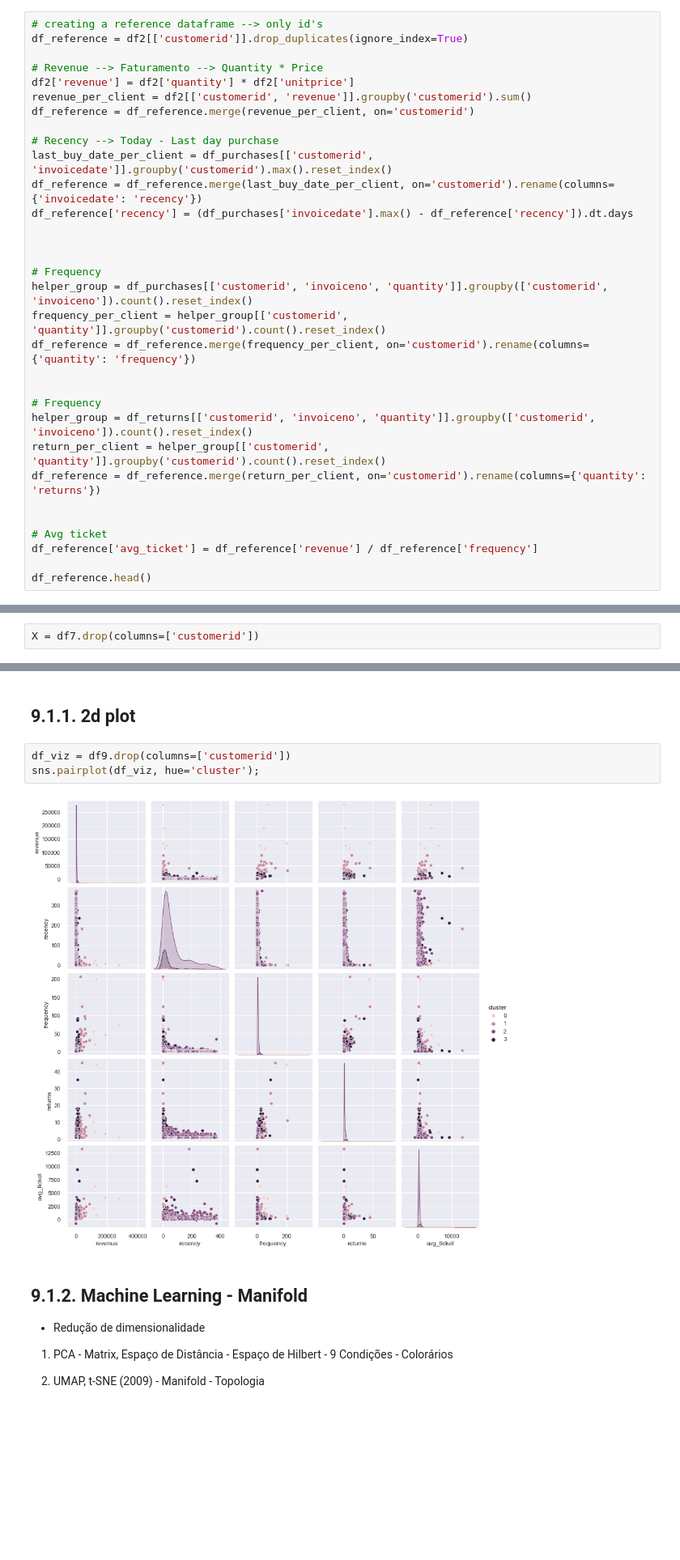
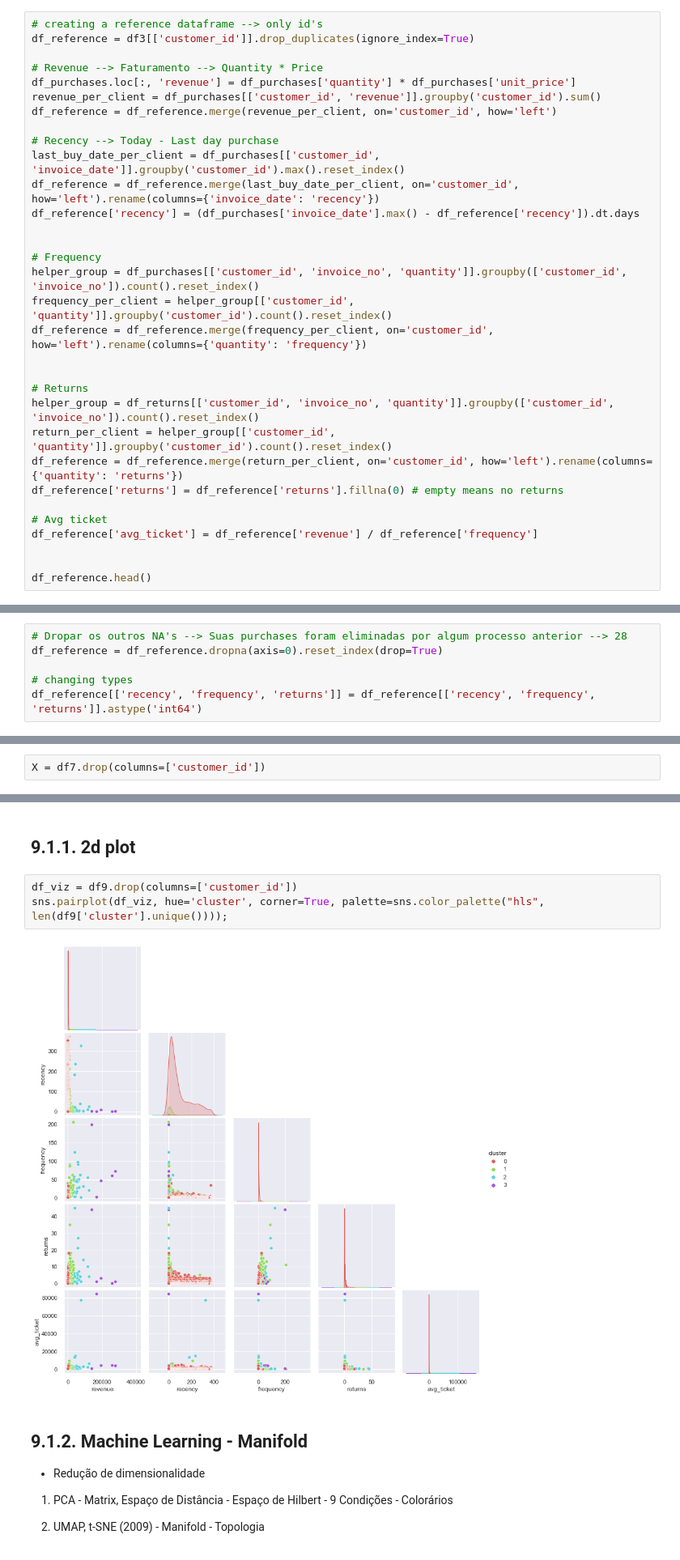
Before and after one commit to miguelzph/clustering_clients, a Jupyter notebook: notebooks/c03_loyalty_program_descriptive_analysis.ipynb, the cells around one changed output, grey strips where cells are left out. Shown: that part at 81% size. Drawn from its saved outputs; the diff is of its cells as text; blank space fills up the shorter version.

Commit message:
consolidando returns

```diff
--- a/notebooks/c03_loyalty_program_descriptive_analysis.ipynb
+++ b/notebooks/c03_loyalty_program_descriptive_analysis.ipynb
@@ -346,34 +371,34 @@ df3 = df2.copy()
 ## 3.4. Feature Engineering
 # %%
 # creating a reference dataframe --> only id's
-df_reference = df2[['customerid']].drop_duplicates(ignore_index=True)
+df_reference = df3[['customer_id']].drop_duplicates(ignore_index=True)
 
 # Revenue --> Faturamento --> Quantity * Price
-df2['revenue'] = df2['quantity'] * df2['unitprice']
-revenue_per_client = df2[['customerid', 'revenue']].groupby('customerid').sum()
-df_reference = df_reference.merge(revenue_per_client, on='customerid')
+df_purchases.loc[:, 'revenue'] = df_purchases['quantity'] * df_purchases['unit_price']
+revenue_per_client = df_purchases[['customer_id', 'revenue']].groupby('customer_id').sum()
+df_reference = df_reference.merge(revenue_per_client, on='customer_id', how='left')
 
 # Recency --> Today - Last day purchase
-last_buy_date_per_client = df_purchases[['customerid', 'invoicedate']].groupby('customerid').max().reset_index()
-df_reference = df_reference.merge(last_buy_date_per_client, on='customerid').rename(columns={'invoicedate': 'recency'})
-df_reference['recency'] = (df_purchases['invoicedate'].max() - df_reference['recency']).dt.days
-
+last_buy_date_per_client = df_purchases[['customer_id', 'invoice_date']].groupby('customer_id').max().reset_index()
+df_reference = df_reference.merge(last_buy_date_per_client, on='customer_id', how='left').rename(columns={'invoice_date': 'recency'})
+df_reference['recency'] = (df_purchases['invoice_date'].max() - df_reference['recency']).dt.days
 
 
 # Frequency
-helper_group = df_purchases[['customerid', 'invoiceno', 'quantity']].groupby(['customerid', 'invoiceno']).count().reset_index()
-frequency_per_client = helper_group[['customerid', 'quantity']].groupby('customerid').count().reset_index()
-df_reference = df_reference.merge(frequency_per_client, on='customerid').rename(columns={'quantity': 'frequency'})
+helper_group = df_purchases[['customer_id', 'invoice_no', 'quantity']].groupby(['customer_id', 'invoice_no']).count().reset_index()
+frequency_per_client = helper_group[['customer_id', 'quantity']].groupby('customer_id').count().reset_index()
+df_reference = df_reference.merge(frequency_per_client, on='customer_id', how='left').rename(columns={'quantity': 'frequency'})
 
 
-# Frequency
-helper_group = df_returns[['customerid', 'invoiceno', 'quantity']].groupby(['customerid', 'invoiceno']).count().reset_index()
-return_per_client = helper_group[['customerid', 'quantity']].groupby('customerid').count().reset_index()
-df_reference = df_reference.merge(return_per_client, on='customerid').rename(columns={'quantity': 'returns'})
-
+# Returns
+helper_group = df_returns[['customer_id', 'invoice_no', 'quantity']].groupby(['customer_id', 'invoice_no']).count().reset_index()
+return_per_client = helper_group[['customer_id', 'quantity']].groupby('customer_id').count().reset_index()
+df_reference = df_reference.merge(return_per_client, on='customer_id', how='left').rename(columns={'quantity': 'returns'})
+df_reference['returns'] = df_reference['returns'].fillna(0) # empty means no returns
 
 # Avg ticket
 df_reference['avg_ticket'] = df_reference['revenue'] / df_reference['frequency']
 
+
 df_reference.head()
 # %% [output]
@@ -386,2 +416,8 @@ df_reference.head()
+# %%
+# Dropar os outros NA's --> Suas purchases foram eliminadas por algum processo anterior --> 28
+df_reference = df_reference.dropna(axis=0).reset_index(drop=True)
+
+# changing types
+df_reference[['recency', 'frequency', 'returns']] = df_reference[['recency', 'frequency', 'returns']].astype('int64')
 # %% [markdown]
 # 4.0. PASSO 04 - ANALISE EXPLORATORIA DOS DADOS
@@ -436,7 +472,7 @@ HYPERPARAMETER FINE TUNING
 # %%
 df7 = df6.copy()
 # %%
-X = df7.drop(columns=['customerid'])
+X = df7.drop(columns=['customer_id'])
 # %%
 clusters = [2, 3, 4, 5, 6, 7]
 # %% [markdown]
@@ -521,10 +557,10 @@ visualizer.finalize();
 # %% [markdown]
 ## 9.1.1. 2d plot
 # %%
-df_viz = df9.drop(columns=['customerid'])
-sns.pairplot(df_viz, hue='cluster');
+df_viz = df9.drop(columns=['customer_id'])
+sns.pairplot(df_viz, hue='cluster', corner=True, palette=sns.color_palette("hls", len(df9['cluster'].unique())));
 # %% [output]
-[figure, old version]
+[figure, new version]
 # %% [markdown]
 ## 9.1.2. Machine Learning - Manifold
 
```
Also changed, not shown: parts of 39 cells of this notebook.
